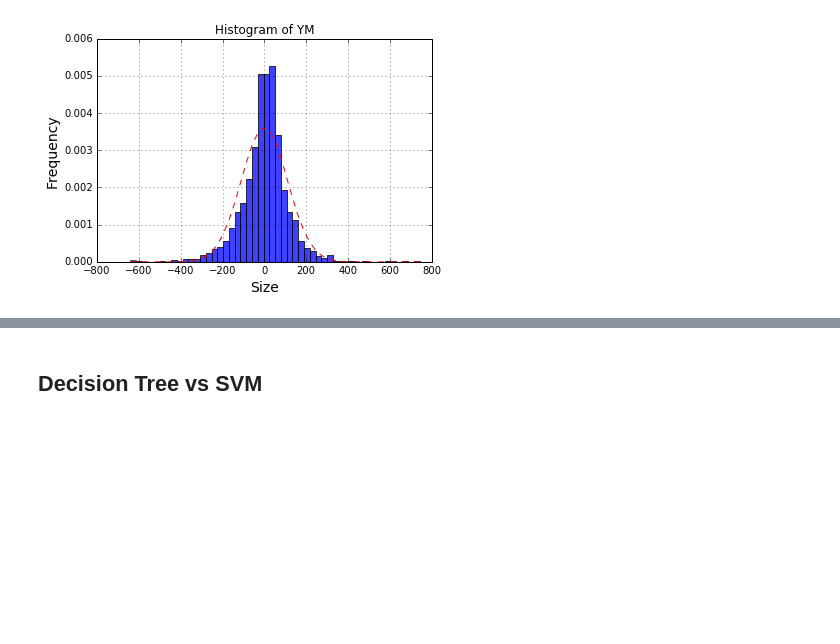
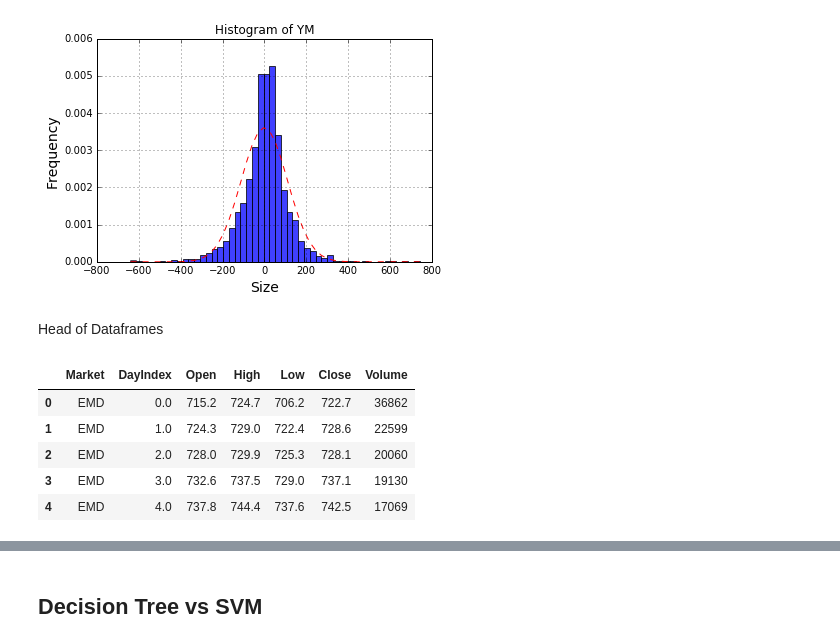
Before and after one commit to Dsinghbailey/futures_predictor, a Jupyter notebook: Main.ipynb, the cells around one changed output, grey strips where cells are left out. Cells and saved outputs as stored; diff of their text form; code cells hidden in the pictures; blank space fills up the shorter version.

```diff
--- a/Main.ipynb
+++ b/Main.ipynb
@@ -31,3 +31,19 @@ Populating the interactive namespace from numpy and matplotlib
 [figure]
 [figure]
 [figure]
+# %% [markdown]
+Head of Dataframes
+# %%
+from Preprocessor import get_simple_mds, remove_test
+from IPython.display import display, HTML
+mds = get_simple_mds()
+mds = remove_test(mds)
+mds.dropna(inplace=True)
+display( mds.head(5))
+# %% [output]
+|  | Market | DayIndex | Open | High | Low | Close | Volume |
+| 0 | EMD | 0.0 | 715.2 | 724.7 | 706.2 | 722.7 | 36862 |
+| 1 | EMD | 1.0 | 724.3 | 729.0 | 722.4 | 728.6 | 22599 |
+| 2 | EMD | 2.0 | 728.0 | 729.9 | 725.3 | 728.1 | 20060 |
+| 3 | EMD | 3.0 | 732.6 | 737.5 | 729.0 | 737.1 | 19130 |
+| 4 | EMD | 4.0 | 737.8 | 744.4 | 737.6 | 742.5 | 17069 |
```
Also changed, not shown: parts of 4 cells of this notebook, 1 other file.
